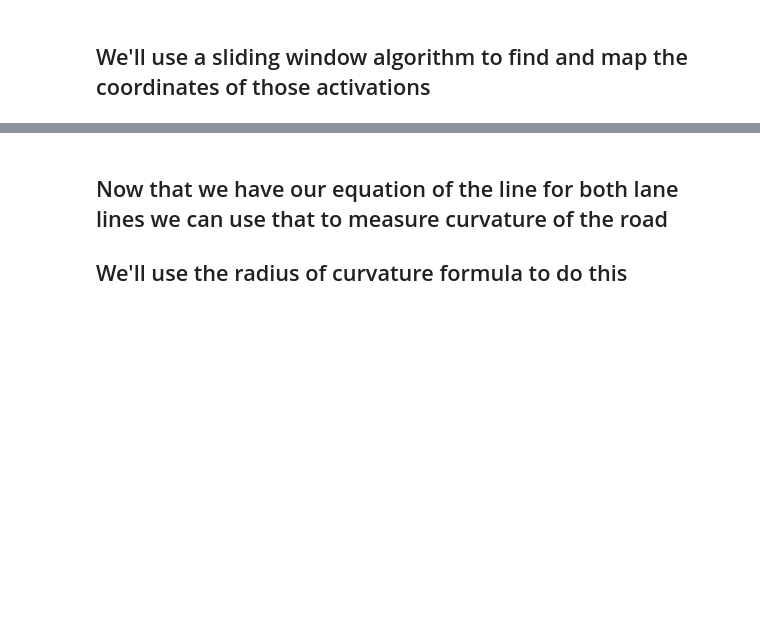
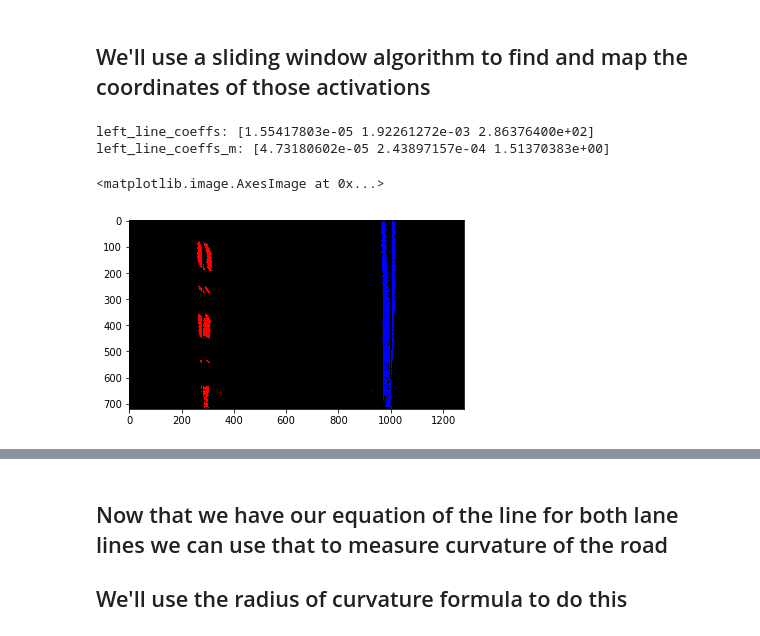
Before and after one commit to gobrando/CarND-Camera-Calibration, a Jupyter notebook: advanced_lane_lines_project/CarND-Advanced-Lane-Lines/lane_detection.ipynb, the cells around one changed output, grey strips where cells are left out. Drawn from its saved outputs; the diff is of its cells as text; code cells hidden in the pictures; blank space fills up the shorter version.

```diff
--- a/advanced_lane_lines_project/CarND-Advanced-Lane-Lines/lane_detection.ipynb
+++ b/advanced_lane_lines_project/CarND-Advanced-Lane-Lines/lane_detection.ipynb
@@ -270,37 +276,42 @@ def fit_polynomial(binary_warped):
     left_fit_m = np.polyfit(lefty*ym_per_pix, leftx*xm_per_pix, 2)
     right_fit_m = np.polyfit(righty*ym_per_pix, rightx*xm_per_pix, 2)
 
     # Generate x and y values for plotting
     ploty = np.linspace(0, binary_warped.shape[0]-1, binary_warped.shape[0] )
     try:
         left_fitx = left_fit[0]*ploty**2 + left_fit[1]*ploty + left_fit[2]
         right_fitx = right_fit[0]*ploty**2 + right_fit[1]*ploty + right_fit[2]
     except TypeError:
         # Avoids an error if `left` and `right_fit` are still none or incorrect
         print('The function failed to fit a line!')
         left_fitx = 1*ploty**2 + 1*ploty
         right_fitx = 1*ploty**2 + 1*ploty
 
     # Now in meters
     left_fitx_m = left_fit_m[0]*ploty**2 + left_fit_m[1]*ploty + left_fit_m[2]
     right_fitx_m = right_fit_m[0]*ploty**2 + right_fit_m[1]*ploty + right_fit_m[2]
 
     ## Visualization ##
     # Colors in the left and right lane regions
     out_img[lefty, leftx] = [255, 0, 0]
     out_img[righty, rightx] = [0, 0, 255]
 
     # Plots the left and right equations of the lane lines
     #plt.plot(left_fitx, ploty, color='yellow')
     #plt.plot(right_fitx, ploty, color='yellow')
 
     return out_img, ploty, left_fit, right_fit, left_fit_m, right_fit_m, left_fitx, right_fitx, left_fitx_m, right_fitx_m
 
 
-#windowed_img, left_fit, right_fit, left_fit_m, right_fit_m, left_fitx, right_fitx = fit_polynomial(combined_binary)
-#print("left_line_coeffs:", left_fit)
-#print("left_line_coeffs_m:", left_fit_m)
-#plt.imshow(windowed_img)
+windowed_img, ploty, left_fit, right_fit, left_fit_m, right_fit_m, left_fitx, right_fitx, left_fitx_m, right_fitx_m = fit_polynomial(combined_binary)
+print("left_line_coeffs:", left_fit)
+print("left_line_coeffs_m:", left_fit_m)
+plt.imshow(windowed_img)
+# %% [output]
+left_line_coeffs: [1.55417803e-05 1.92261272e-03 2.86376400e+02]
+left_line_coeffs_m: [4.73180602e-05 2.43897157e-04 1.51370383e+00]
+<matplotlib.image.AxesImage at 0x...>
+[figure, added]
 # %%
 import cv2
 import numpy as np
```
Also changed, not shown: parts of 10 cells of this notebook, 2 other files.
